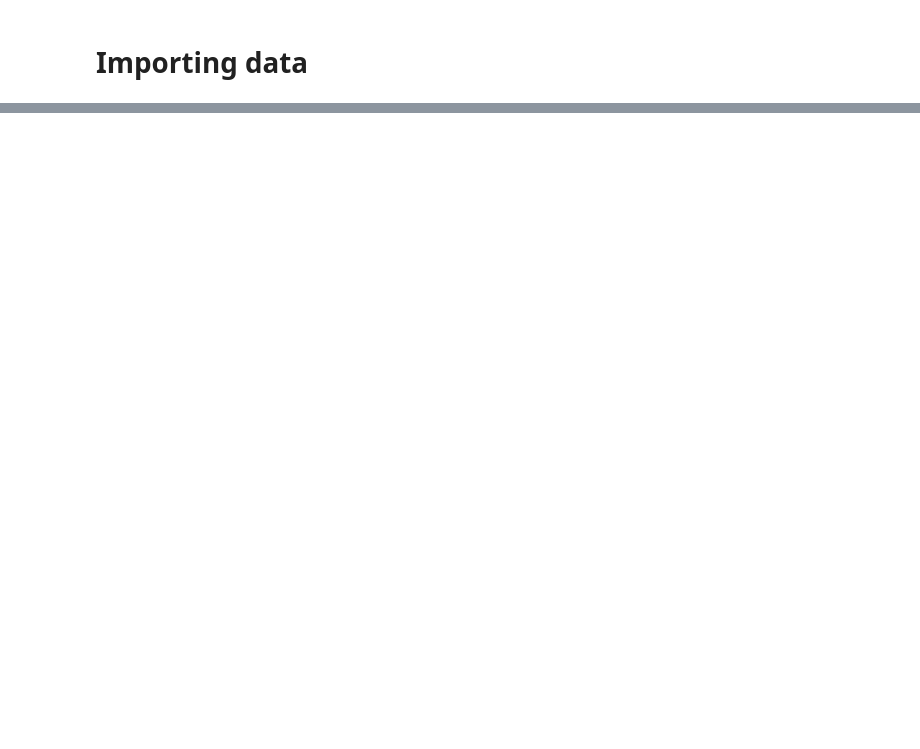
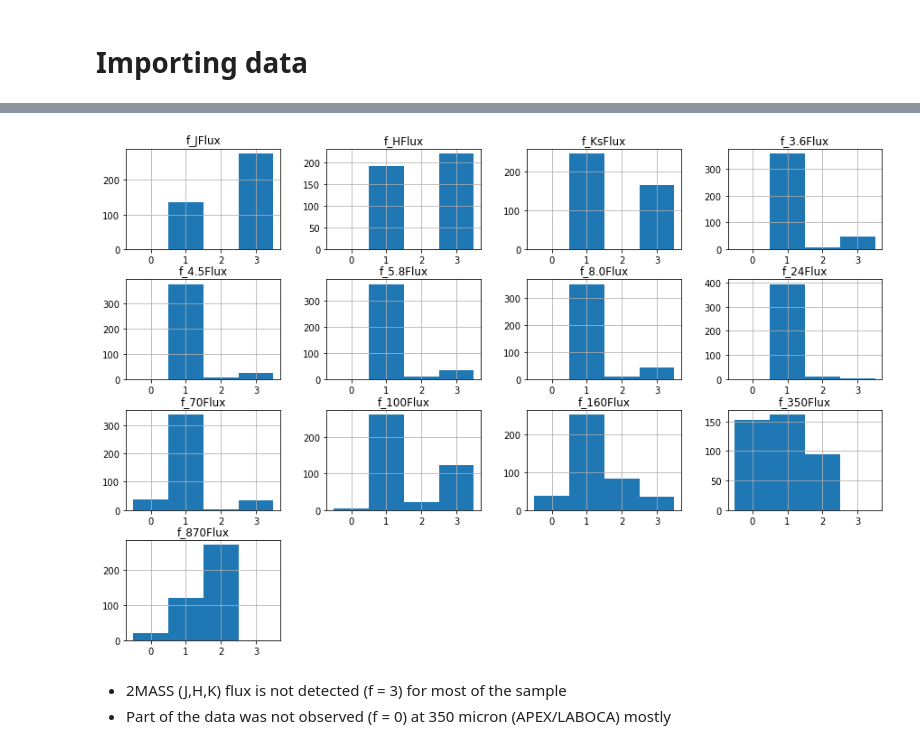
Before and after one commit to akdiaz/HOPS_ML, a Jupyter notebook: Data_Exploration.ipynb, the cells around one changed output, grey strips where cells are left out. Drawn from its saved outputs; the diff is of its cells as text; code cells hidden in the pictures; blank space fills up the shorter version.

Commit message:
Add flag analysis

```diff
--- a/Data_Exploration.ipynb
+++ b/Data_Exploration.ipynb
@@ -8,4 +8,4 @@ DIRECTORY_DATA = 'data/originals/'
 FILE_DATA = 'Furlan_2016_SED-data.txt'
 
 table = Table.read(DIRECTORY_DATA+FILE_DATA, format='ascii.cds')
-table
+hops = table.to_pandas()
@@ -50,0 +43,3 @@ df
+# %%
+hops_flags = hops.filter(regex='^f_')
+hops_flags.head()
@@ -50,0 +53,8 @@ df
+# %%
+bins=[-0.5,0.5,1.5,2.5,3.5];
+hops_flags.hist(bins=bins,figsize=(15, 10));
+# %% [output]
+[figure, added]
+# %% [markdown]
+* 2MASS (J,H,K) flux is not detected (f = 3) for most of the sample
+* Part of the data was not observed (f = 0) at 350 micron (APEX/LABOCA) mostly
```
Also changed, not shown: parts of 8 cells of this notebook.
